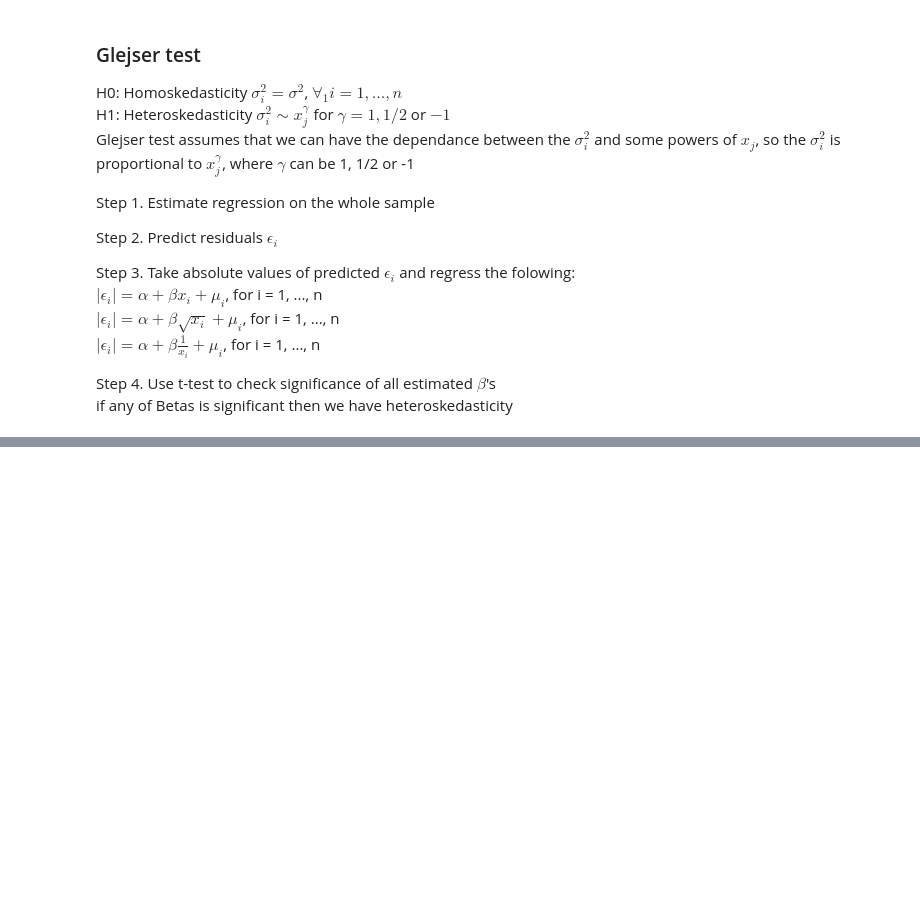
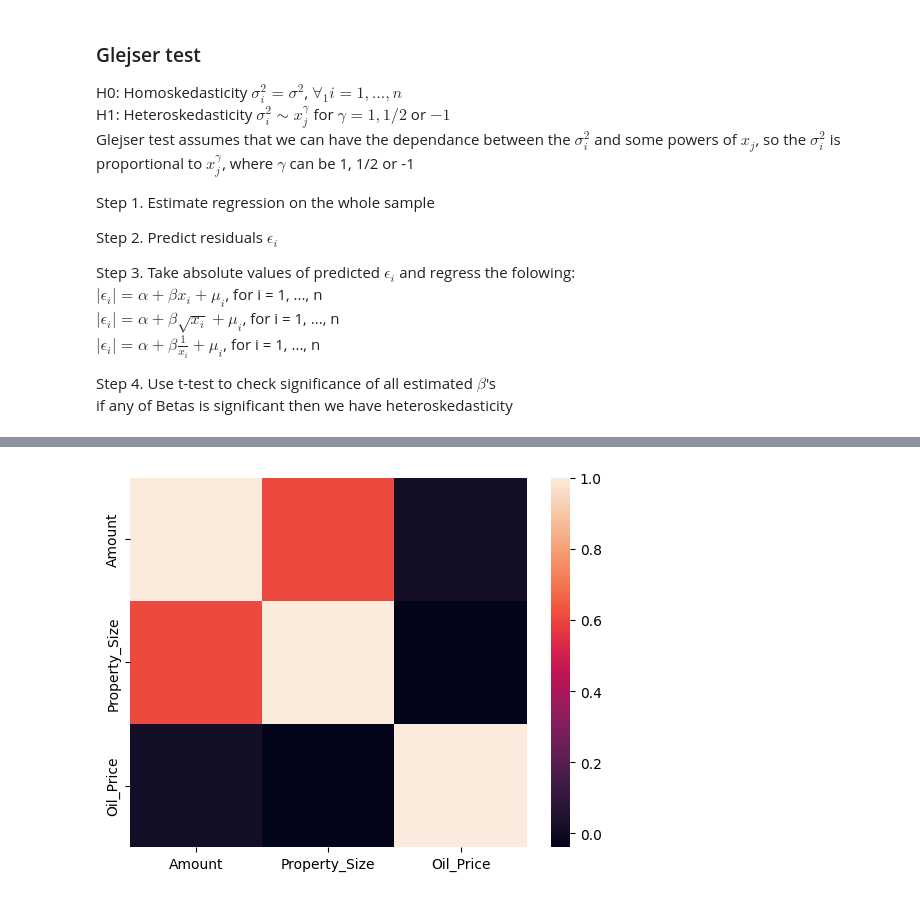
Before and after one commit to geporys/econometrics-project-assignment-hse-2022, a Jupyter notebook: Ivan's tests.ipynb, the cells around one changed output, grey strips where cells are left out. Saved outputs shown, nothing was run; the diff lists cells and outputs as text; code cells hidden in the pictures; blank space fills up the shorter version.

```diff
--- a/Ivan's tests.ipynb
+++ b/Ivan's tests.ipynb
@@ -412,0 +609,8 @@ if any of Betas is significant then we have heteroskedasticity
+# %%
+data_try = sm_data
+data_try['Price_Sq_m'] = data_try['Amount'] / data_try['Property_Size']
+
+formula_try = 'Price_Sq_m ~ C(Transaction_Type) + C(Usage) + C(Area) + Property_Size + C(Nearest_Metro) + Oil_Price + C(Is_Free_Hold)'
+
+model_try = smf.ols(formula=formula_try, data=data_try)
+results_try = model_try.fit()
@@ -412,0 +654,5 @@ if any of Betas is significant then we have heteroskedasticity
+# %%
+corr = data_try.select_dtypes("number").drop(columns=['const', 'Price_Sq_m']).corr()
+sns.heatmap(corr);
+# %% [output]
+[figure, added]
```
Also changed, not shown: parts of 30 cells of this notebook, 4 other files.
